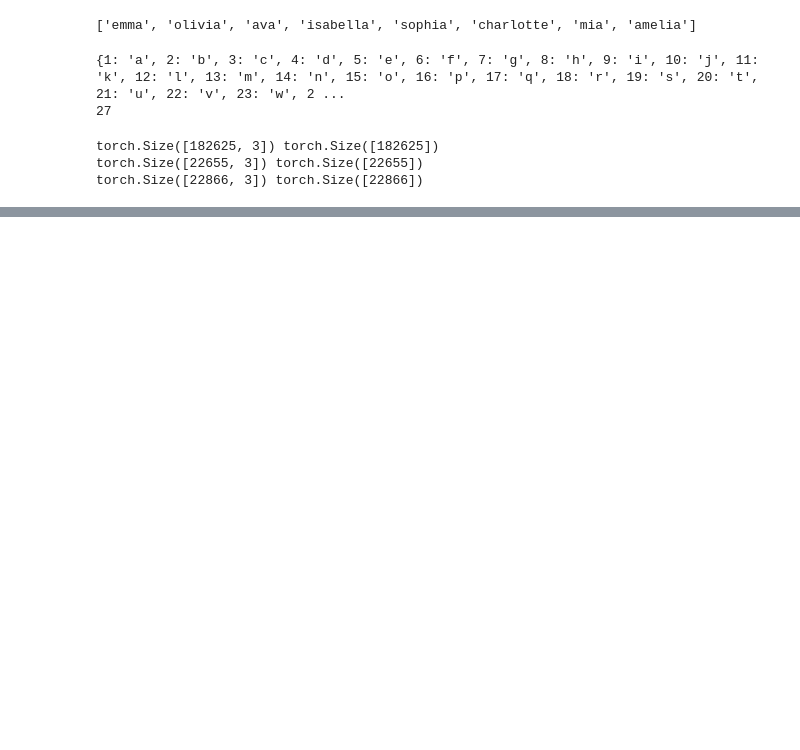
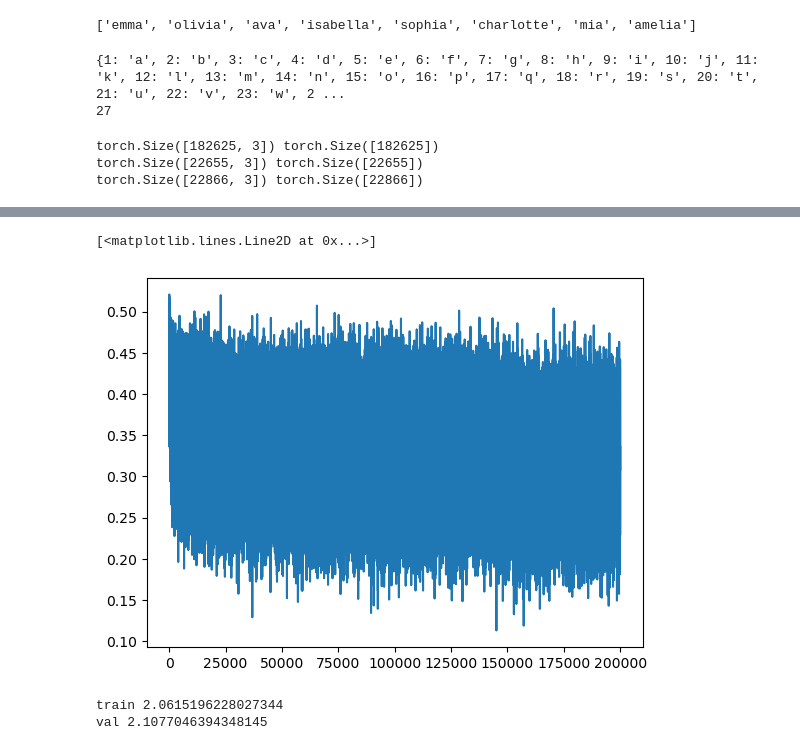
Before and after one commit to kamal-tanwar/makemore, a Jupyter notebook: makemore_part5.ipynb, the cells around one changed output, grey strips where cells are left out. Drawn from its saved outputs; the diff is of its cells as text; code cells hidden in the pictures; blank space fills up the shorter version.

```diff
--- a/makemore_part5.ipynb
+++ b/makemore_part5.ipynb
@@ -84,0 +62,3 @@ for p in parameters:
+# %%
+for x, y in zip(Xtr[:20], Ytr[:20]):
+  print(''.join(itos[ix.item()] for ix in x), '-->', itos[y.item()])
@@ -85,7 +86,7 @@ for p in parameters:
 # %%
 class Linear:
   def __init__(self, fan_in, fan_out, bias=True):
-    self.weight = torch.randn((fan_in, fan_out), generator=g) / fan_in**0.5
+    self.weight = torch.randn((fan_in, fan_out)) / fan_in**0.5
     self.bias = torch.zeros(fan_out) if bias else None
 
   def __call__(self, x):
@@ -142,24 +147,15 @@ class Tanh:
 # %%
 n_embd = 10
-n_hidden = 100
-g = torch.Generator().manual_seed(2147483647)
+n_hidden = 200
 
 C = torch.randn((vocab_size, n_embd))
 layers = [
-  Linear(n_embd * block_size, n_hidden), BatchNorm1d(n_hidden), Tanh(),
-  Linear(n_hidden, n_hidden), BatchNorm1d(n_hidden), Tanh(),
-  Linear(n_hidden, n_hidden), BatchNorm1d(n_hidden), Tanh(),
-  Linear(n_hidden, n_hidden), BatchNorm1d(n_hidden), Tanh(),
-  Linear(n_hidden, n_hidden), BatchNorm1d(n_hidden), Tanh(),
-  Linear(n_hidden, vocab_size), BatchNorm1d(vocab_size)
+  Linear(n_embd * block_size, n_hidden, bias=False), BatchNorm1d(n_hidden), Tanh(),
+  Linear(n_hidden, vocab_size)
 ]
 
 with torch.no_grad():
-  layers[-1].gamma *= 0.1
-  # layers[-1].weight *= 0.1
-  for layer in layers[:-1]:
-    if isinstance(layer, Linear):
-      layer.weight *=  5/3
+  layers[-1].weight *= 0.1
 
 parameters = [C] + [p for layer in layers for p in layer.parameters()]
 print(sum(p.nelement() for p in parameters))
@@ -171,11 +167,10 @@ for p in parameters:
 max_steps = 200000
 batch_size = 32
 lossi = []
-ud = []
 
 for i in range(max_steps):
 
-  ix = torch.randint(0, Xtr.shape[0], (batch_size, ), generator=g)
+  ix = torch.randint(0, Xtr.shape[0], (batch_size, ))
   Xb, Yb = Xtr[ix], Ytr[ix]
 
   emb = C[Xb]
@@ -188,19 +183,16 @@ for i in range(max_steps):
     layer.out.retain_grad()
   for p in parameters:
     p.grad = None
-
   loss.backward()
 
-  lr = 0.1 if i < 100000 else 0.01
+  lr = 0.1 if i < 150000 else 0.01
   for p in parameters:
     p.data += -lr * p.grad
 
   if i % 10000 == 0:
     print(f'{i:7d}/{max_steps:7d}: {loss.item():.4f}')
   lossi.append(loss.log10().item())
-  with torch.no_grad():
-    ud.append([((lr * p.grad).std()/ p.data.std()).log10().item() for p in parameters])
 
-  if i >= 1000:
-    break
+  # if i >= 1000:
+  #   break
 # %% [output]
@@ -207,0 +219,5 @@ for i in range(max_steps):
+# %%
+plt.plot(lossi)
+# %% [output]
+[<matplotlib.lines.Line2D at 0x...>]
+[figure, added]
@@ -207,0 +227,21 @@ for i in range(max_steps):
+# %%
+# evaluate the loss
+@torch.no_grad() # this decorator disables gradient tracking inside pytorch
+def split_loss(split):
+  x,y = {
+    'train': (Xtr, Ytr),
+    'val': (Xdev, Ydev),
+    'test': (Xte, Yte),
+  }[split]
+  emb = C[x]
+  x = emb.view(emb.shape[0], -1)
+  for layer in layers:
+    x = layer(x)
+  loss = F.cross_entropy(x, y)
+  print(split, loss.item())
+
+split_loss('train')
+split_loss('val')
+# %% [output]
+train 2.0615196228027344
+val 2.1077046394348145
```
Also changed, not shown: parts of 9 cells of this notebook.
